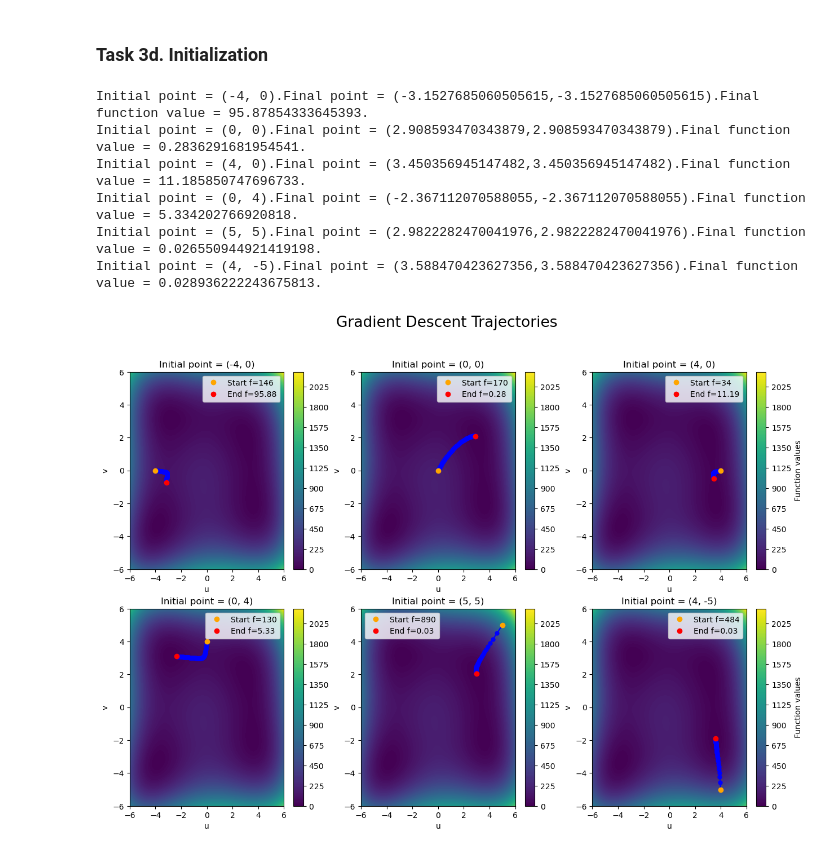
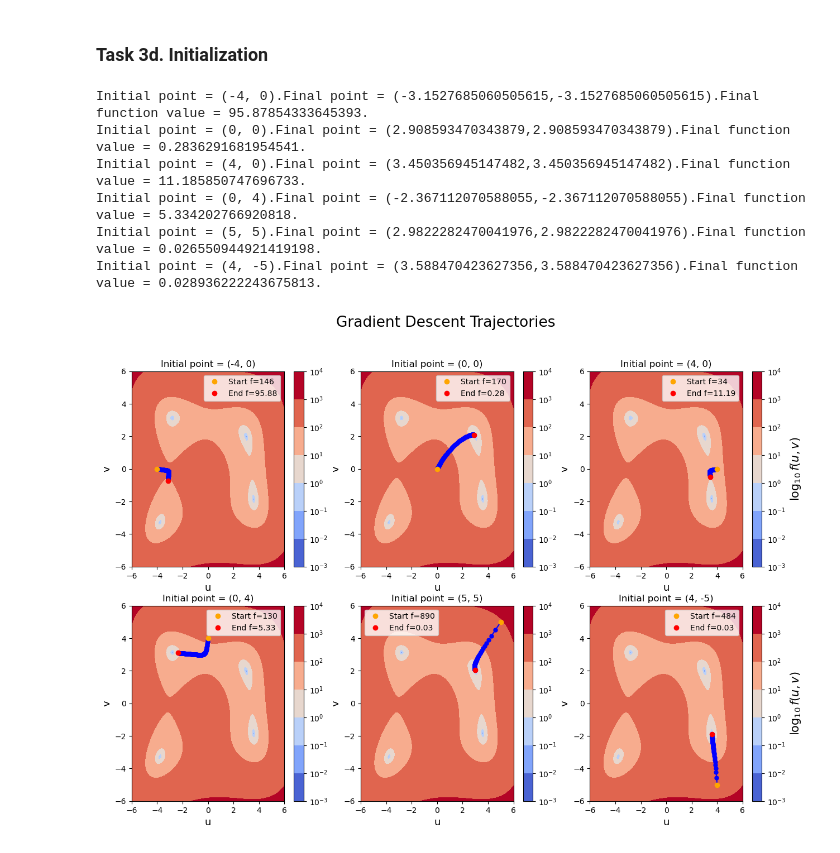
Before and after one commit to Vishakis/Data-Mining-HW-Pegasus, a Jupyter notebook: Task_3.ipynb, the cells around one changed output. Cells and saved outputs as stored; diff of their text form; code cells hidden in the pictures.

```diff
--- a/Task_3.ipynb
+++ b/Task_3.ipynb
@@ -130,35 +131,35 @@ ax = ax.flatten()
 
 u = np.linspace(-6, 6, 500)
 v = np.linspace(-6, 6, 500)
 U, V = np.meshgrid(u, v)
 Z = f((U, V))
 
 for i, points in enumerate(initial_points):
     u_0, v_0 = points
     eta_constant_strategy_init, values = gradient_descent(f,f_gradient,eta_const,u_0,v_0)
     print(f'Initial point = ({u_0}, {v_0}).'
           f'Final point = ({eta_constant_strategy_init[0][-1]},{eta_constant_strategy_init[0][-1]}).'
           f'Final function value = {values[-1]}.')
 
-    contour = ax[i].contourf(U, V, Z, 200, cmap='viridis')
+    contour = ax[i].contourf(U, V, Z, levels=200, norm=mcolors.LogNorm(vmin=Z.min(), vmax=Z.max()), cmap='coolwarm')
     cbar = fig.colorbar(contour, ax=ax[i])
     if i == 2 or i == 5:
-        cbar.set_label('Function values')
+        cbar.set_label('$\\log_{10}{f(u,v)}$', fontsize=15)
     ax[i].plot(eta_constant_strategy_init[0], eta_constant_strategy_init[1], 'bo-', markersize=5)
     ax[i].plot(eta_constant_strategy_init[0][0], eta_constant_strategy_init[1][0], 'o', color='orange', label=f"Start f={values[0]}")
     ax[i].plot(eta_constant_strategy_init[0][-1], eta_constant_strategy_init[1][-1], 'ro', label=f"End f={round(values[-1],2)}")
 
-    ax[i].set_xlabel('u')
-    ax[i].set_ylabel('v')
+    ax[i].set_xlabel('u', fontsize=13)
+    ax[i].set_ylabel('v', fontsize=13)
     ax[i].set_title(f'Initial point = ({u_0}, {v_0})')
     ax[i].legend()
 
 fig.suptitle("Gradient Descent Trajectories", fontsize=19);
 # %% [output]
 Initial point = (-4, 0).Final point = (-3.1527685060505615,-3.1527685060505615).Final function value = 95.87854333645393.
 Initial point = (0, 0).Final point = (2.908593470343879,2.908593470343879).Final function value = 0.2836291681954541.
 Initial point = (4, 0).Final point = (3.450356945147482,3.450356945147482).Final function value = 11.185850747696733.
 Initial point = (0, 4).Final point = (-2.367112070588055,-2.367112070588055).Final function value = 5.334202766920818.
 Initial point = (5, 5).Final point = (2.9822282470041976,2.9822282470041976).Final function value = 0.026550944921419198.
 Initial point = (4, -5).Final point = (3.588470423627356,3.588470423627356).Final function value = 0.028936222243675813.
-[figure, old version]
+[figure, new version]
```
Also changed, not shown: parts of 1 cell of this notebook.
